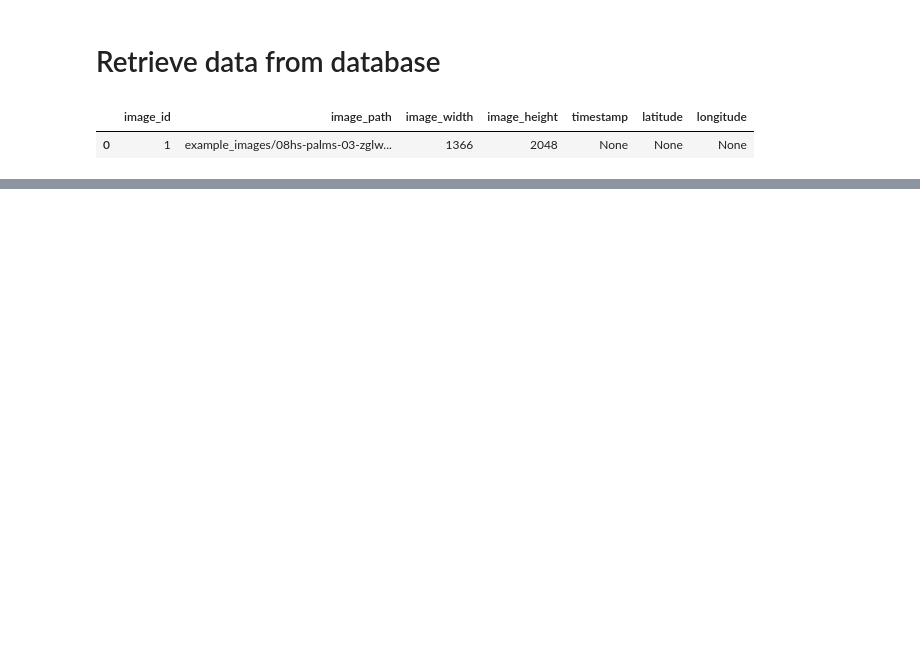
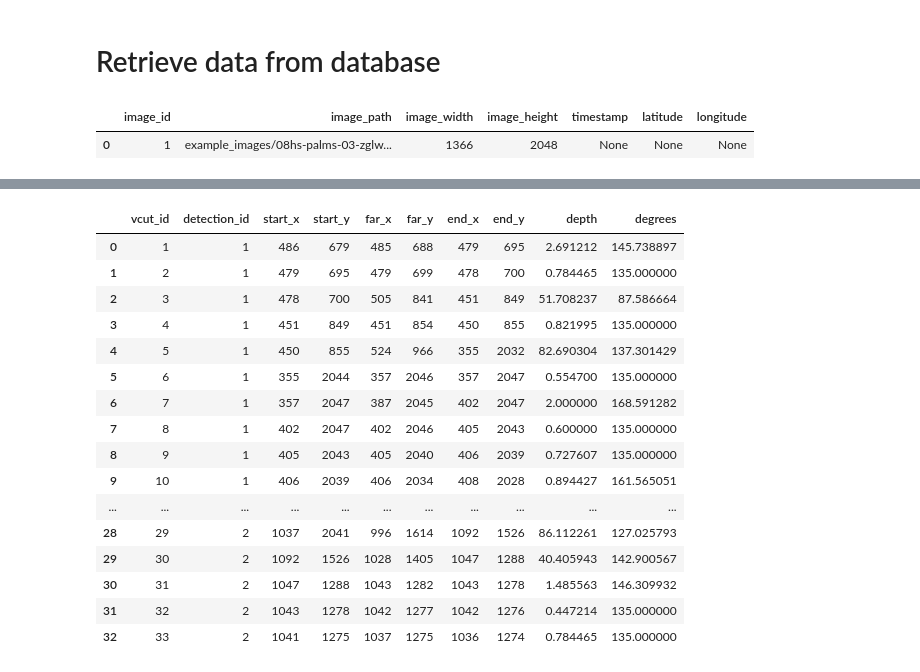
Before and after one commit to aubreymoore/convexity, a Jupyter notebook: convexity.ipynb, the cells around one changed output, grey strips where cells are left out. Cells and saved outputs as stored; diff of their text form; code cells hidden in the pictures; blank space fills up the shorter version.

```diff
--- a/convexity.ipynb
+++ b/convexity.ipynb
@@ -241,7 +321,25 @@ df_detections
 | 0 | 1 | 1 | 0 | POLYGON ((486 679, 486 684, 485 6... | POLYGON ((486 1369, 486 1364, 485... | 354 | 683 | 593 | 2068 | ... |
 | 1 | 2 | 1 | 0 | POLYGON ((1035 1274, 1035 1276, 1... | POLYGON ((1035 774, 1035 772, 103... | 701 | 1273 | 1103 | 2066 | ... |
 # %%
-con.close()
+pd.read_sql('SELECT * FROM vcuts', sqlite3.connect(db_path))
+# %% [output]
+|  | vcut_id | detection_id | start_x | start_y | far_x | far_y | end_x | end_y | depth | degrees |
+| 0 | 1 | 1 | 486 | 679 | 485 | 688 | 479 | 695 | 2.691212 | 145.738897 |
+| 1 | 2 | 1 | 479 | 695 | 479 | 699 | 478 | 700 | 0.784465 | 135.000000 |
+| 2 | 3 | 1 | 478 | 700 | 505 | 841 | 451 | 849 | 51.708237 | 87.586664 |
+| 3 | 4 | 1 | 451 | 849 | 451 | 854 | 450 | 855 | 0.821995 | 135.000000 |
+| 4 | 5 | 1 | 450 | 855 | 524 | 966 | 355 | 2032 | 82.690304 | 137.301429 |
+| 5 | 6 | 1 | 355 | 2044 | 357 | 2046 | 357 | 2047 | 0.554700 | 135.000000 |
+| 6 | 7 | 1 | 357 | 2047 | 387 | 2045 | 402 | 2047 | 2.000000 | 168.591282 |
+| 7 | 8 | 1 | 402 | 2047 | 402 | 2046 | 405 | 2043 | 0.600000 | 135.000000 |
+| 8 | 9 | 1 | 405 | 2043 | 405 | 2040 | 406 | 2039 | 0.727607 | 135.000000 |
+| 9 | 10 | 1 | 406 | 2039 | 406 | 2034 | 408 | 2028 | 0.894427 | 161.565051 |
+| ... | ... | ... | ... | ... | ... | ... | ... | ... | ... | ... |
+| 28 | 29 | 2 | 1037 | 2041 | 996 | 1614 | 1092 | 1526 | 86.112261 | 127.025793 |
+| 29 | 30 | 2 | 1092 | 1526 | 1028 | 1405 | 1047 | 1288 | 40.405943 | 142.900567 |
+| 30 | 31 | 2 | 1047 | 1288 | 1043 | 1282 | 1043 | 1278 | 1.485563 | 146.309932 |
+| 31 | 32 | 2 | 1043 | 1278 | 1042 | 1277 | 1042 | 1276 | 0.447214 | 135.000000 |
+| 32 | 33 | 2 | 1041 | 1275 | 1037 | 1275 | 1036 | 1274 | 0.784465 | 135.000000 |
 # %%
 import cv2
 import matplotlib.pyplot as plt
```
Also changed, not shown: parts of 11 cells of this notebook, 2 other files.
